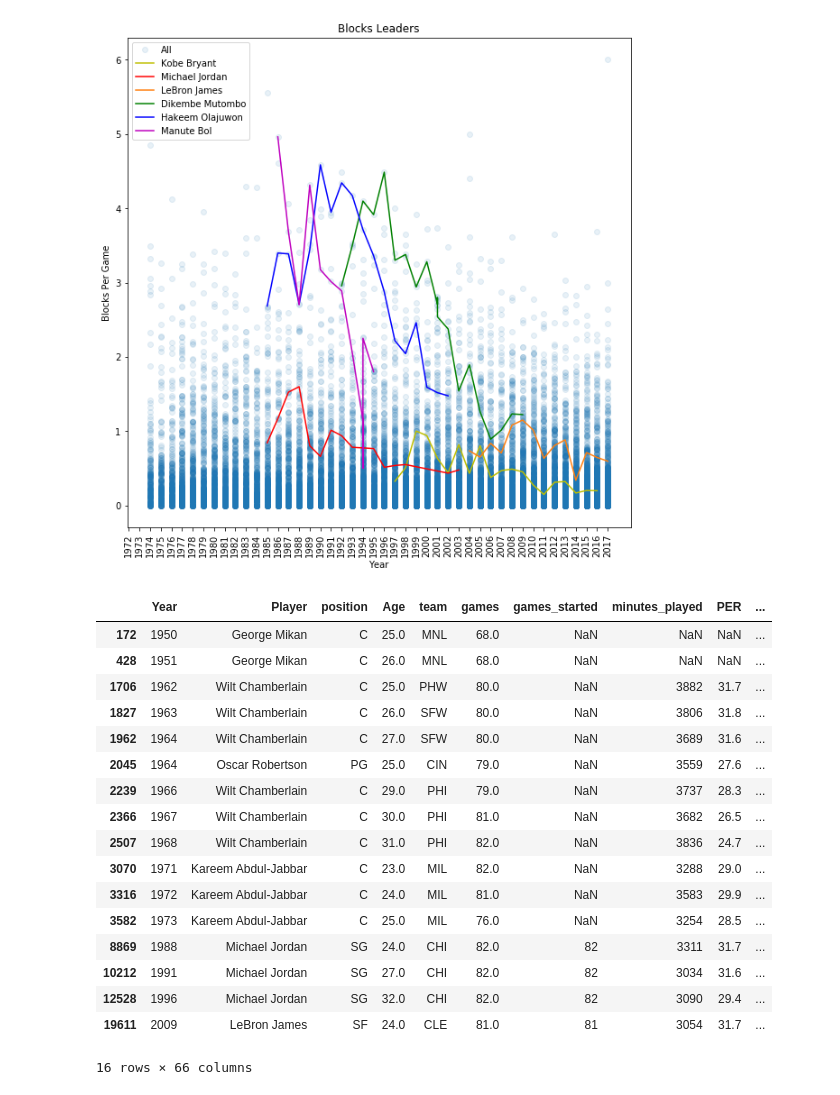
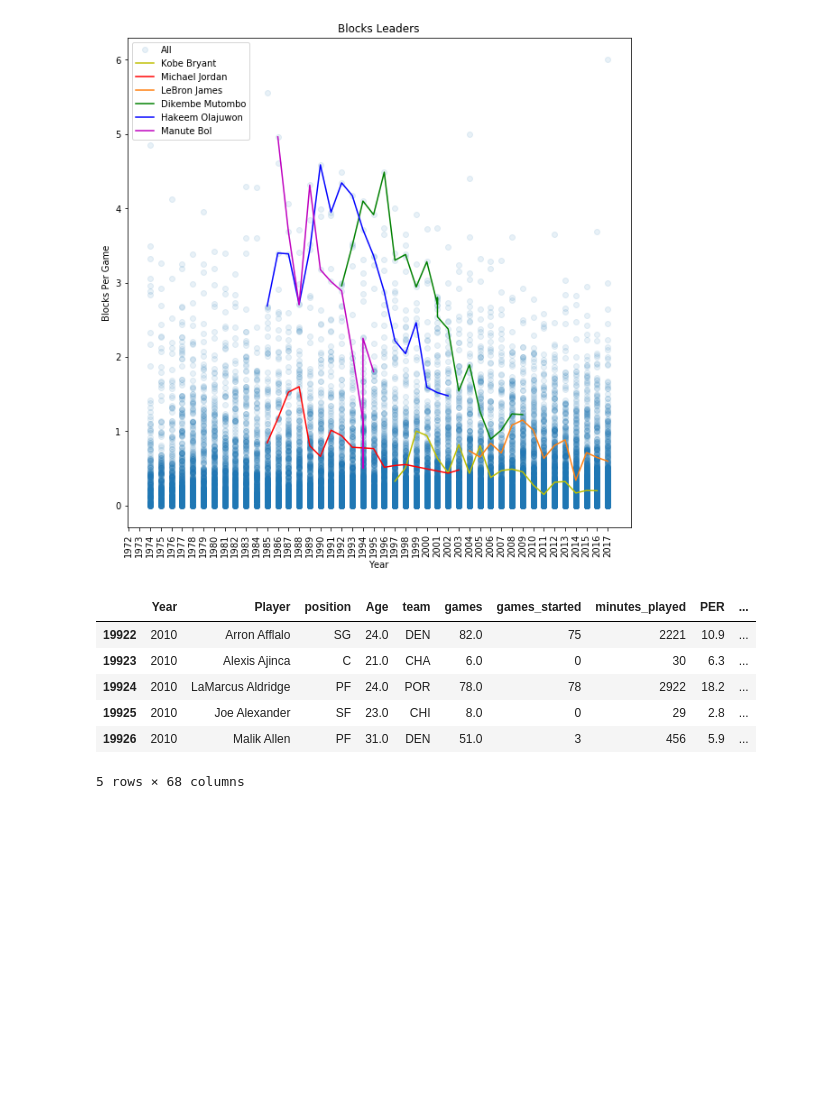
Before and after one commit to kevinetta/nba_data_science, a Jupyter notebook: NBAPROJECT.ipynb, the cells around one changed output. Drawn from its saved outputs; the diff is of its cells as text; code cells hidden in the pictures; blank space fills up the shorter version.

```diff
--- a/NBAPROJECT.ipynb
+++ b/NBAPROJECT.ipynb
@@ -191,0 +197,2 @@ plt.show()
+# %%
+Seasons['rating_per_game'] = Seasons['ppg'] + 1.5*Seasons['apg'] + 1.2*Seasons['rpg'] + 3*Seasons['spg'] + 3*Seasons['bpg']
@@ -238,23 +260,12 @@ plt.show()
 # %% [output]
 [figure]
 # %%
-Seasons.loc[Seasons['win_shares']>20, :]
+Seasons.loc[Seasons['Year']=="2010", :].head()
 # %% [output]
 |  | Year | Player | position | Age | team | games | games_started | minutes_played | PER | ... |
-| 172 | 1950 | George Mikan | C | 25.0 | MNL | 68.0 | NaN | NaN | NaN | ... |
-| 428 | 1951 | George Mikan | C | 26.0 | MNL | 68.0 | NaN | NaN | NaN | ... |
-| 1706 | 1962 | Wilt Chamberlain | C | 25.0 | PHW | 80.0 | NaN | 3882 | 31.7 | ... |
-| 1827 | 1963 | Wilt Chamberlain | C | 26.0 | SFW | 80.0 | NaN | 3806 | 31.8 | ... |
-| 1962 | 1964 | Wilt Chamberlain | C | 27.0 | SFW | 80.0 | NaN | 3689 | 31.6 | ... |
-| 2045 | 1964 | Oscar Robertson | PG | 25.0 | CIN | 79.0 | NaN | 3559 | 27.6 | ... |
-| 2239 | 1966 | Wilt Chamberlain | C | 29.0 | PHI | 79.0 | NaN | 3737 | 28.3 | ... |
-| 2366 | 1967 | Wilt Chamberlain | C | 30.0 | PHI | 81.0 | NaN | 3682 | 26.5 | ... |
-| 2507 | 1968 | Wilt Chamberlain | C | 31.0 | PHI | 82.0 | NaN | 3836 | 24.7 | ... |
-| 3070 | 1971 | Kareem Abdul-Jabbar | C | 23.0 | MIL | 82.0 | NaN | 3288 | 29.0 | ... |
-| 3316 | 1972 | Kareem Abdul-Jabbar | C | 24.0 | MIL | 81.0 | NaN | 3583 | 29.9 | ... |
-| 3582 | 1973 | Kareem Abdul-Jabbar | C | 25.0 | MIL | 76.0 | NaN | 3254 | 28.5 | ... |
-| 8869 | 1988 | Michael Jordan | SG | 24.0 | CHI | 82.0 | 82 | 3311 | 31.7 | ... |
-| 10212 | 1991 | Michael Jordan | SG | 27.0 | CHI | 82.0 | 82 | 3034 | 31.6 | ... |
-| 12528 | 1996 | Michael Jordan | SG | 32.0 | CHI | 82.0 | 82 | 3090 | 29.4 | ... |
-| 19611 | 2009 | LeBron James | SF | 24.0 | CLE | 81.0 | 81 | 3054 | 31.7 | ... |
+| 19922 | 2010 | Arron Afflalo | SG | 24.0 | DEN | 82.0 | 75 | 2221 | 10.9 | ... |
+| 19923 | 2010 | Alexis Ajinca | C | 21.0 | CHA | 6.0 | 0 | 30 | 6.3 | ... |
+| 19924 | 2010 | LaMarcus Aldridge | PF | 24.0 | POR | 78.0 | 78 | 2922 | 18.2 | ... |
+| 19925 | 2010 | Joe Alexander | SF | 23.0 | CHI | 8.0 | 0 | 29 | 2.8 | ... |
+| 19926 | 2010 | Malik Allen | PF | 31.0 | DEN | 51.0 | 3 | 456 | 5.9 | ... |
-16 rows × 66 columns
+5 rows × 68 columns
```
Also changed, not shown: parts of 18 cells of this notebook.
